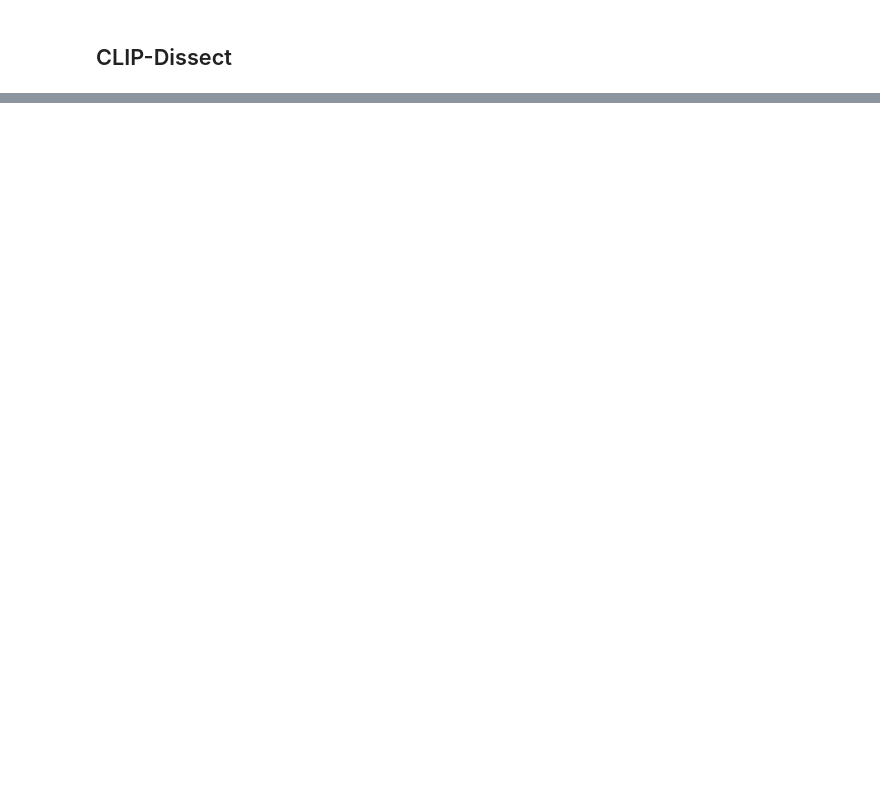
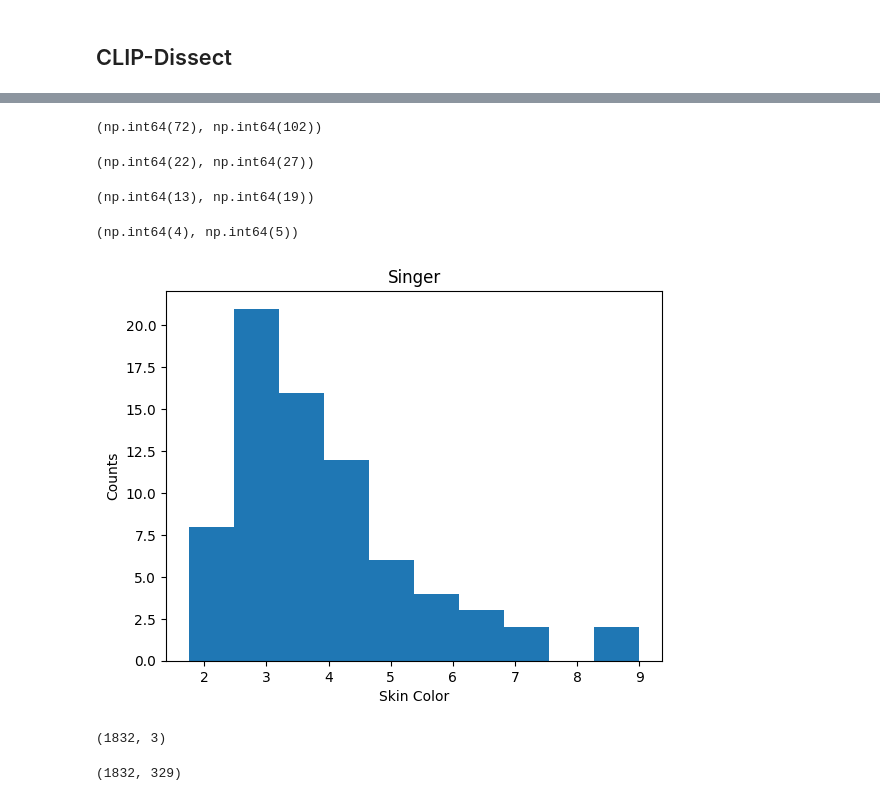
Before and after one commit to ryanhammonds/dsc261, a Jupyter notebook: analysis/CLIP-Dissect.ipynb, the cells around one changed output, grey strips where cells are left out. Cells and saved outputs as stored; diff of their text form; code cells hidden in the pictures; blank space fills up the shorter version.

```diff
--- a/analysis/CLIP-Dissect.ipynb
+++ b/analysis/CLIP-Dissect.ipynb
@@ -310,0 +595,9 @@ plt.tight_layout();
+# %%
+# Cosine similarity
+_q_k = q_k_sens[-1][:, out_mask].copy()
+_P = P_sens.copy()
+
+P_norm = _P / np.linalg.norm(_P, axis=0)
+q_k_norm= _q_k / np.linalg.norm(_q_k, axis=0)
+
+sim = P_norm.T @ q_k_norm
@@ -310,0 +628,8 @@ plt.tight_layout();
+# %%
+c = 0
+for i, j in zip(np.array(classes_clip_dissect), classes_facet):
+    n = (df_test.iloc[sens_mask]['class1'] == j).sum()
+    if j in i.replace(" ", "_"):
+        print(i, "->", j, str(n))
+        c += 1
+c / 48
@@ -310,0 +665,62 @@ plt.tight_layout();
+# %%
+_class = 'tennis_player'
+mask = df_test[sens_mask]['class1'] == _class
+(df_test[sens_mask][mask]["gender_presentation_fem"].sum(),
+ df_test[sens_mask][mask]["gender_presentation_masc"].sum())
+# %% [output]
+(np.int64(72), np.int64(102))
+# %%
+_class = 'boatman'
+mask = df_test[sens_mask]['class1'] == _class
+(df_test[sens_mask][mask]["gender_presentation_fem"].sum(),
+ df_test[sens_mask][mask]["gender_presentation_masc"].sum())
+# %% [output]
+(np.int64(22), np.int64(27))
+# %%
+_class = 'painter'
+mask = df_test[sens_mask]['class1'] == _class
+(df_test[sens_mask][mask]["age_presentation_older"].sum(),
+ df_test[sens_mask][mask]["age_presentation_young"].sum())
+# %% [output]
+(np.int64(13), np.int64(19))
+# %%
+_class = 'hairdresser'
+mask = df_test[sens_mask]['class1'] == _class
+(df_test[sens_mask][mask]["age_presentation_older"].sum(),
+ df_test[sens_mask][mask]["age_presentation_young"].sum())
+# %% [output]
+(np.int64(4), np.int64(5))
+# %%
+df_skin = df_test[sens_mask][[
+    i for i in df_test.columns
+    if ("skin" in i and "na" not in i) or 'class1' in i
+]]
+
+classes = df_skin.pop("class1")
+
+s =  np.array(df_skin)
+smask = (s.sum(axis=1) != 0)
+df_skin = df_skin[smask]
+
+skin =  np.array(df_skin)
+skin = (skin * np.arange(1, 11)).sum(axis=1) / skin.sum(axis=1)
+# %%
+_class = 'singer'
+cmask = classes == _class
+cmask = cmask[smask]
+skin[cmask].mean()
+plt.hist(skin[cmask])
+plt.title("Singer")
+plt.ylabel("Counts")
+plt.xlabel("Skin Color")
+plt.savefig("singer_skin_counts.png", dpi=300)
+# %% [output]
+[figure, added]
+# %%
+X_test[sens_mask].shape
+# %% [output]
+(1832, 3)
+# %%
+P_sens.shape
+# %% [output]
+(1832, 329)
```
Also changed, not shown: parts of 54 cells of this notebook.
